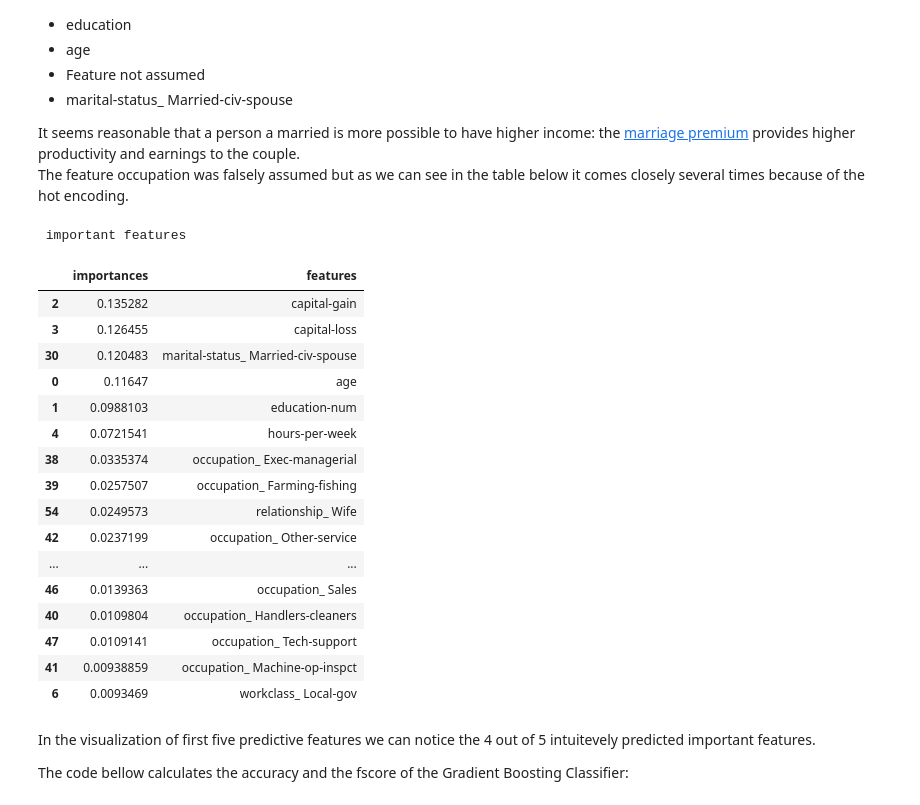
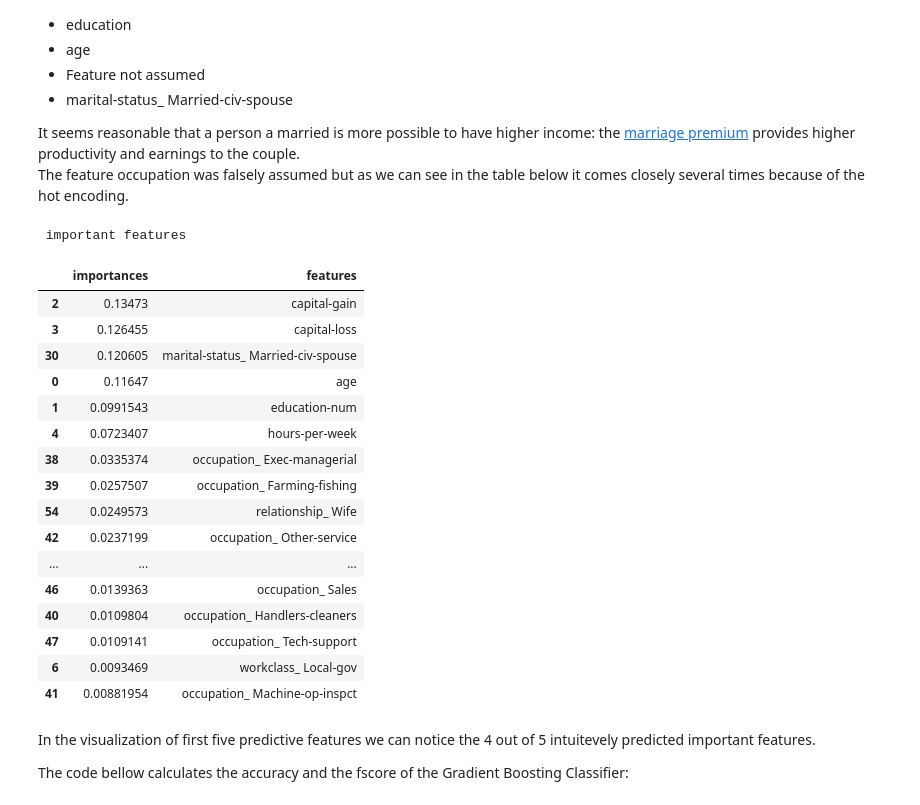
Before and after one commit to pnevmap/MLND, a Jupyter notebook: P2/finding_donors.ipynb, the cells around one changed output. Cells and saved outputs as stored; diff of their text form; code cells hidden in the pictures.

```diff
--- a/P2/finding_donors.ipynb
+++ b/P2/finding_donors.ipynb
@@ -535,22 +535,20 @@ The intuitive estimation was near the calculated feature importance:
 It seems reasonable that a person a married is more possible to have higher income: the [marriage premium](http://marripedia.org/effects_of_marriage_on_financial_stability) provides higher productivity and earnings to the couple.
 The feature occupation was falsely assumed but as we can see in the table below it comes closely several times because of the hot encoding.
 # %%
-a = np.array(importances)
-factors = pd.DataFrame(data = np.array([importances.astype(float), features.columns]).T,
-                       columns = ['importances', 'features'])
-factors = factors.sort_values('importances', ascending=False)
-
+zipped = np.array([importances.astype(float), features.columns]).T
+feature_importance = pd.DataFrame(zipped, columns = ['importances', 'features'])
+feature_importance = feature_importance.sort_values('importances', ascending=False)
 print "\n important features"
-display(factors[:20])
+display(feature_importance[:20])
 # %% [output]
  important features
 |  | importances | features |
-| 2 | 0.135282 | capital-gain |
+| 2 | 0.13473 | capital-gain |
 | 3 | 0.126455 | capital-loss |
-| 30 | 0.120483 | marital-status_ Married-civ-spouse |
+| 30 | 0.120605 | marital-status_ Married-civ-spouse |
 | 0 | 0.11647 | age |
-| 1 | 0.0988103 | education-num |
-| 4 | 0.0721541 | hours-per-week |
+| 1 | 0.0991543 | education-num |
+| 4 | 0.0723407 | hours-per-week |
 | 38 | 0.0335374 | occupation_ Exec-managerial |
 | 39 | 0.0257507 | occupation_ Farming-fishing |
 | 54 | 0.0249573 | relationship_ Wife |
@@ -559,8 +557,8 @@ display(factors[:20])
 | 46 | 0.0139363 | occupation_ Sales |
 | 40 | 0.0109804 | occupation_ Handlers-cleaners |
 | 47 | 0.0109141 | occupation_ Tech-support |
-| 41 | 0.00938859 | occupation_ Machine-op-inspct |
 | 6 | 0.0093469 | workclass_ Local-gov |
+| 41 | 0.00881954 | occupation_ Machine-op-inspct |
 # %% [markdown]
 In the visualization of first five predictive features we can notice the 4 out of 5 intuitevely predicted important features.
 
```
Also changed, not shown: parts of 2 cells of this notebook, 1 other file.
